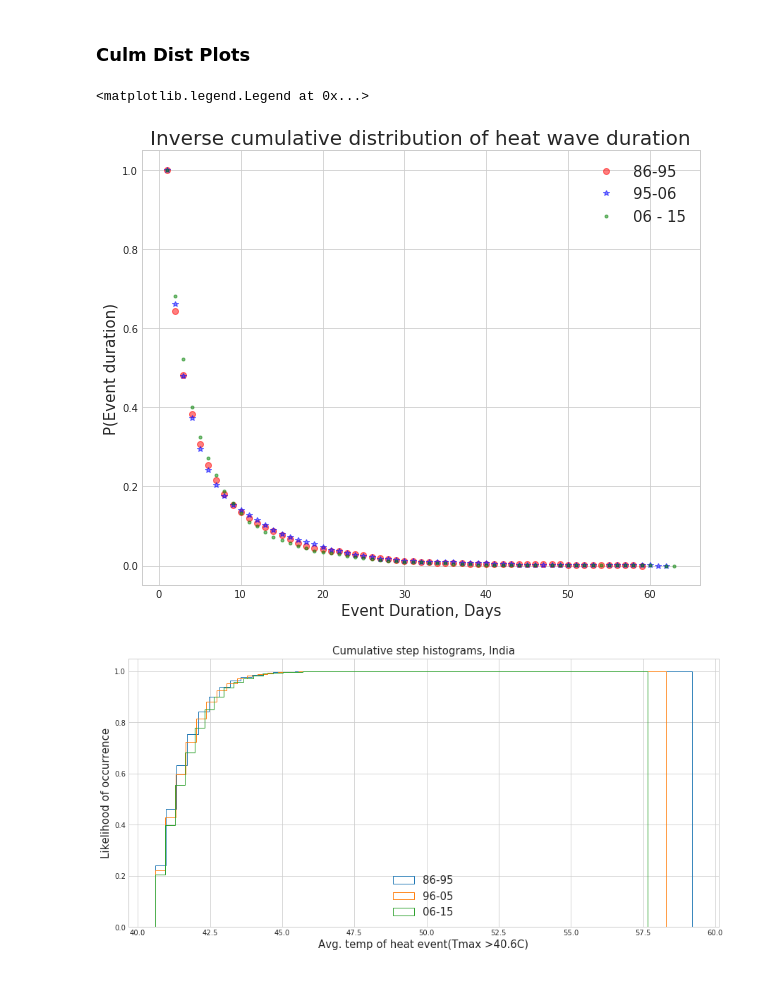
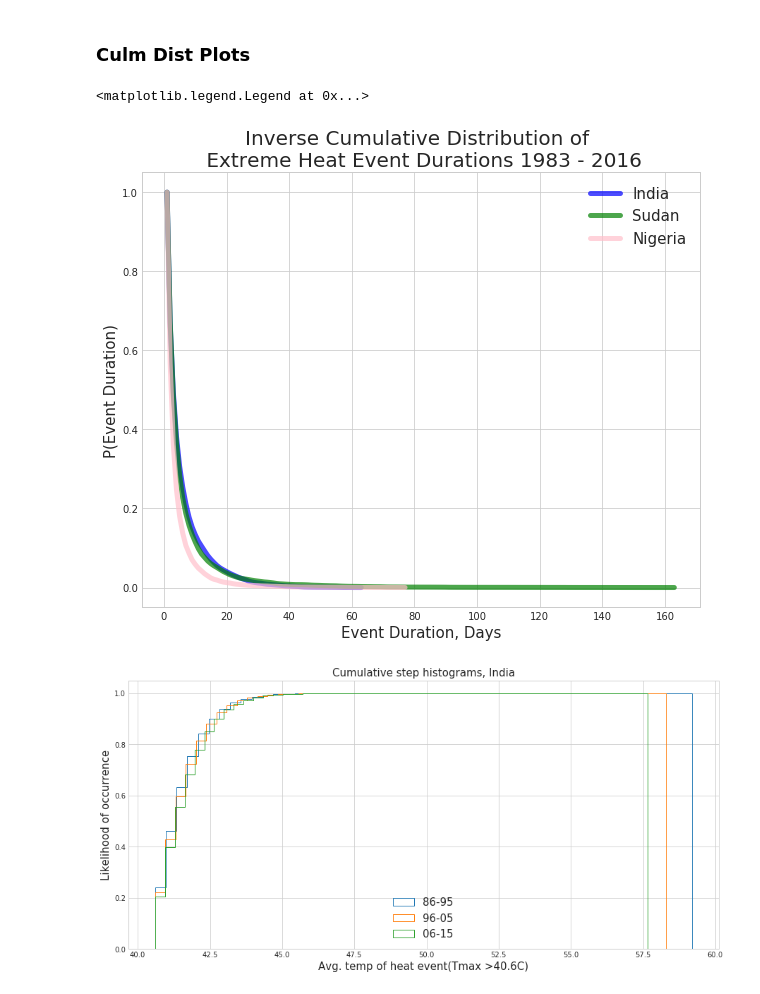
Before and after one commit to ecohydro/GlobalUrbanHeat, a Jupyter notebook: Notebooks/cpt_density_plots.ipynb, the cells around one changed output. Drawn from its saved outputs; the diff is of its cells as text; code cells hidden in the pictures.

Commit message:
made NSF figures

```diff
--- a/Notebooks/cpt_density_plots.ipynb
+++ b/Notebooks/cpt_density_plots.ipynb
@@ -176,33 +176,56 @@ X9605, Y9605 = p_X_gt_x(data9605)
 
 data0615 = stat06_15[stat].sort_values()
 X0615, Y0615 = p_X_gt_x(data0615)
+# %%
+# Thirty years
+
+stat = 'duration'
+
+# Whole Dataset
+#df_sort = event_stack[stat].sort_values()
+
+# by country
+country = 'Nigeria'
+df_country = event_stack[event_stack['CTR_MN_NM'] == country]
+df_sort = df_country[stat].sort_values()
+
+X3, Y3 = p_X_gt_x(df_sort)
 # %%
 # Plot
 
 %matplotlib inline
 import matplotlib.pyplot as plt
 
 # style and size
 plt.style.use('seaborn-whitegrid')
 fig = plt.figure(figsize=[10,8])
 ax = plt.subplot(111)
+# plt.yscale('log')
 
-# plots
-plt.plot(X8695, Y8605, 'o', color='red', alpha = 0.5)
-plt.plot(X9605, Y9605, '*', color='blue', alpha = 0.5)
-plt.plot(X0615, Y0615, '.', color='green', alpha = 0.5)
+# by decade
+# plt.plot(X8695, Y8605, color='red', alpha = 0.5)
+# plt.plot(X9605, Y9605, color='blue', alpha = 0.5)
+# plt.plot(X0615, Y0615, color='green', alpha = 0.5)
+
+# all data
+plt.plot(X1, Y1, color = 'blue', linewidth=5, alpha = 0.7)
+plt.plot(X2, Y2, color = 'green', linewidth=5, alpha = 0.7)
+plt.plot(X3, Y3, color = 'pink', linewidth=5, alpha = 0.7)
 
 # titles
-plt.title('Inverse cumulative distribution of heat wave duration', fontsize = 20)
+plt.title('Inverse Cumulative Distribution of \n Extreme Heat Event Durations 1983 - 2016', fontsize = 20)
 plt.xlabel('Event Duration, Days', fontsize = 15)
-plt.ylabel('P(Event duration)', fontsize = 15)
+plt.ylabel('P(Event Duration)', fontsize = 15)
 
 # legend
-leg_labels = ['86-95', '95-06', '06 - 15']
+# leg_labels = ['86-95', '95-06', '06 - 15']
+# plt.legend(leg_labels, fontsize = 15)
+
+leg_labels = ['India', 'Sudan', 'Nigeria']
 plt.legend(leg_labels, fontsize = 15)
 # %% [output]
 <matplotlib.legend.Legend at 0x...>
-[figure, old version]
+[figure, new version]
 # %%
 import numpy as np
 import matplotlib.pyplot as plt
```
Also changed, not shown: parts of 3 cells of this notebook.
